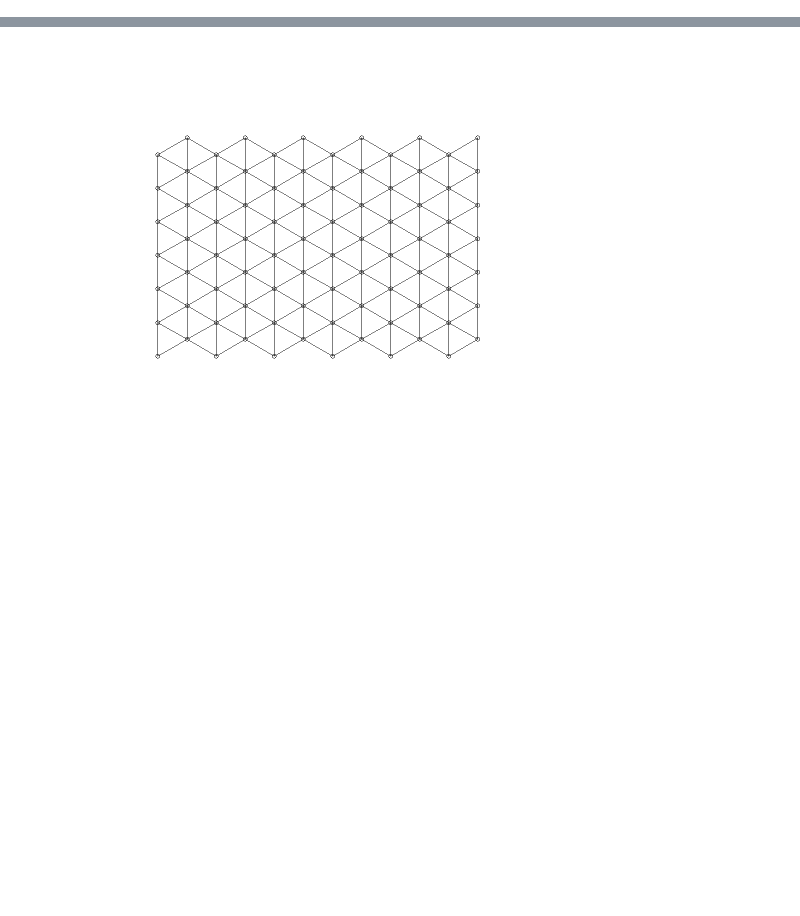
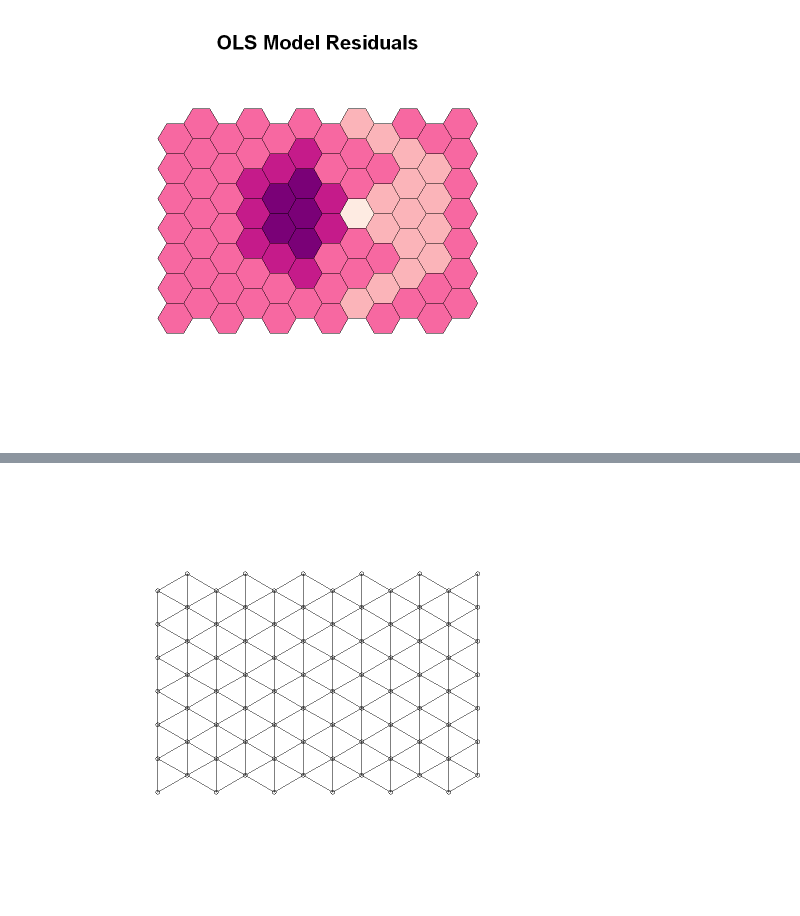
Before and after one commit to travisormsby/day_of_data, a Jupyter notebook: Autocorrelation.ipynb, the cells around one changed output, grey strips where cells are left out. Cells and saved outputs as stored; diff of their text form; code cells hidden in the pictures; blank space fills up the shorter version.

```diff
--- a/Autocorrelation.ipynb
+++ b/Autocorrelation.ipynb
@@ -98,0 +125,8 @@ Data attributes:
+# %%
+var = resid(ols) # which variable will be mapped
+title = "OLS Model Residuals" # the title to print at the top of the figure
+classes = 5 # the number of groups to break the data into
+
+choropleth_map (var,title, classes)
+# %% [output]
+[figure, added]
```
Also changed, not shown: parts of 34 cells of this notebook.
